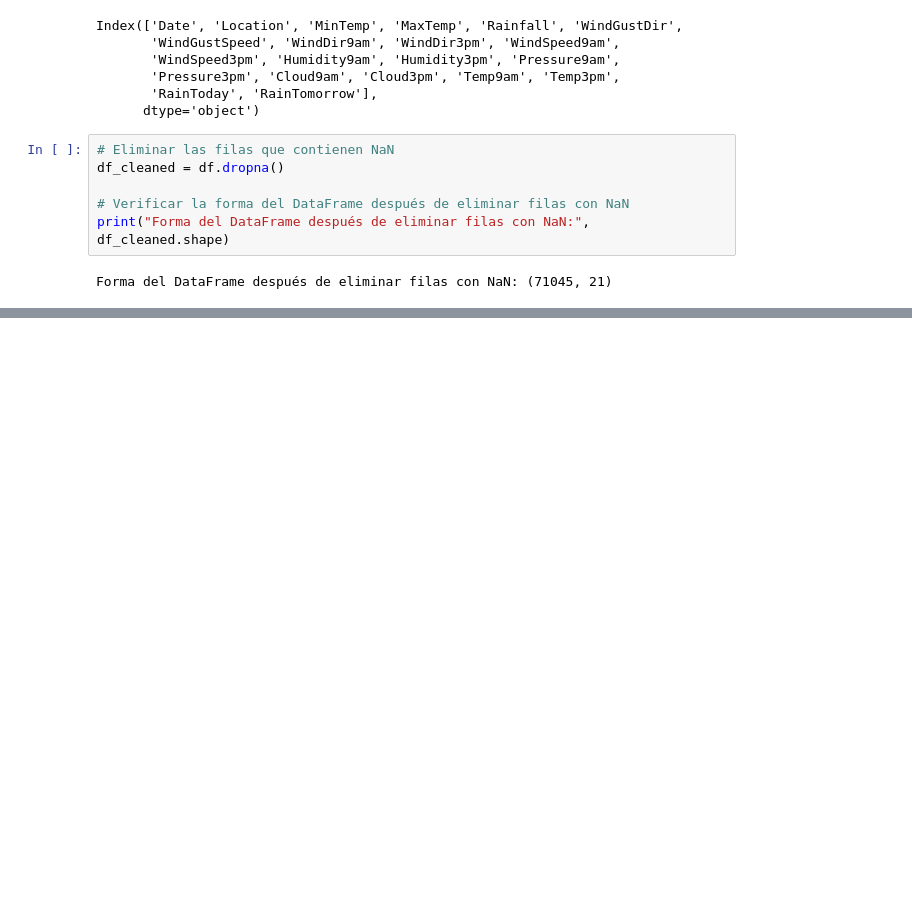
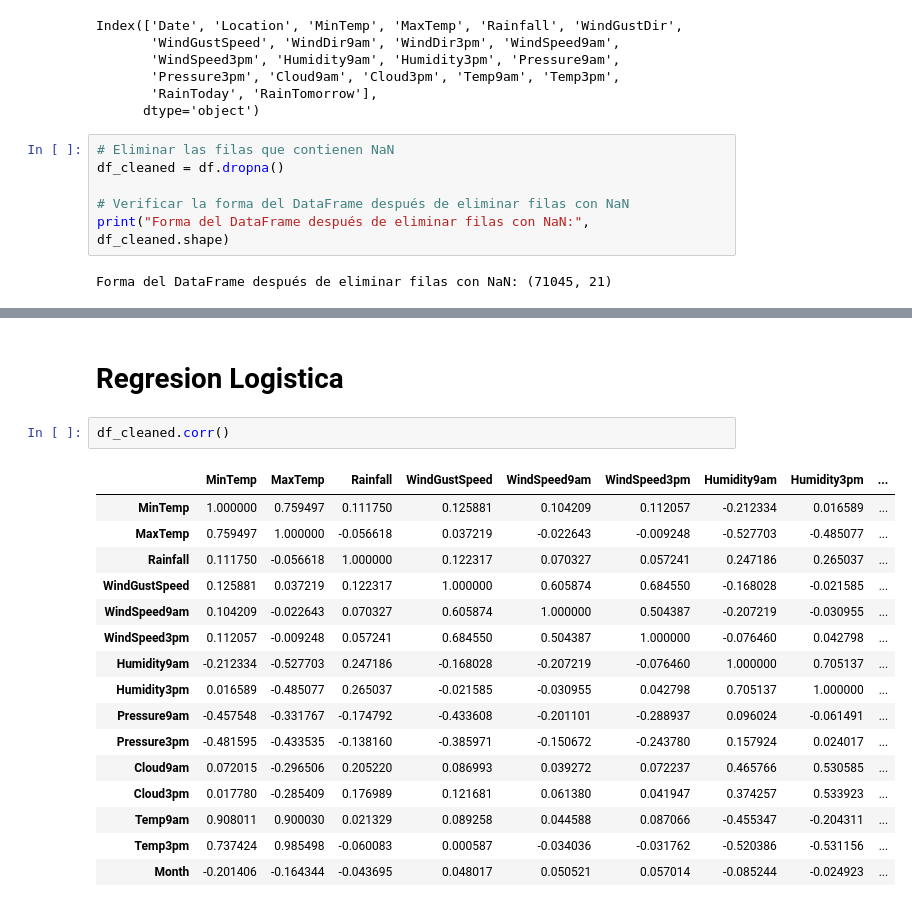
Before and after one commit to emiliosolanoo21/HDT6_MD, a Jupyter notebook: HDT6.ipynb, the cells around one changed output, grey strips where cells are left out. Saved outputs shown, nothing was run; the diff lists cells and outputs as text; blank space fills up the shorter version.

```diff
--- a/HDT6.ipynb
+++ b/HDT6.ipynb
@@ -220,0 +233,21 @@ plt.show()
+# %% [markdown]
+# Regresion Logistica
+# %%
+df_cleaned.corr()
+# %% [output]
+|  | MinTemp | MaxTemp | Rainfall | WindGustSpeed | WindSpeed9am | WindSpeed3pm | Humidity9am | Humidity3pm | ... |
+| MinTemp | 1.000000 | 0.759497 | 0.111750 | 0.125881 | 0.104209 | 0.112057 | -0.212334 | 0.016589 | ... |
+| MaxTemp | 0.759497 | 1.000000 | -0.056618 | 0.037219 | -0.022643 | -0.009248 | -0.527703 | -0.485077 | ... |
+| Rainfall | 0.111750 | -0.056618 | 1.000000 | 0.122317 | 0.070327 | 0.057241 | 0.247186 | 0.265037 | ... |
+| WindGustSpeed | 0.125881 | 0.037219 | 0.122317 | 1.000000 | 0.605874 | 0.684550 | -0.168028 | -0.021585 | ... |
+| WindSpeed9am | 0.104209 | -0.022643 | 0.070327 | 0.605874 | 1.000000 | 0.504387 | -0.207219 | -0.030955 | ... |
+| WindSpeed3pm | 0.112057 | -0.009248 | 0.057241 | 0.684550 | 0.504387 | 1.000000 | -0.076460 | 0.042798 | ... |
+| Humidity9am | -0.212334 | -0.527703 | 0.247186 | -0.168028 | -0.207219 | -0.076460 | 1.000000 | 0.705137 | ... |
+| Humidity3pm | 0.016589 | -0.485077 | 0.265037 | -0.021585 | -0.030955 | 0.042798 | 0.705137 | 1.000000 | ... |
+| Pressure9am | -0.457548 | -0.331767 | -0.174792 | -0.433608 | -0.201101 | -0.288937 | 0.096024 | -0.061491 | ... |
+| Pressure3pm | -0.481595 | -0.433535 | -0.138160 | -0.385971 | -0.150672 | -0.243780 | 0.157924 | 0.024017 | ... |
+| Cloud9am | 0.072015 | -0.296506 | 0.205220 | 0.086993 | 0.039272 | 0.072237 | 0.465766 | 0.530585 | ... |
+| Cloud3pm | 0.017780 | -0.285409 | 0.176989 | 0.121681 | 0.061380 | 0.041947 | 0.374257 | 0.533923 | ... |
+| Temp9am | 0.908011 | 0.900030 | 0.021329 | 0.089258 | 0.044588 | 0.087066 | -0.455347 | -0.204311 | ... |
+| Temp3pm | 0.737424 | 0.985498 | -0.060083 | 0.000587 | -0.034036 | -0.031762 | -0.520386 | -0.531156 | ... |
+| Month | -0.201406 | -0.164344 | -0.043695 | 0.048017 | 0.050521 | 0.057014 | -0.085244 | -0.024923 | ... |
```
Also changed, not shown: parts of 24 cells of this notebook.
